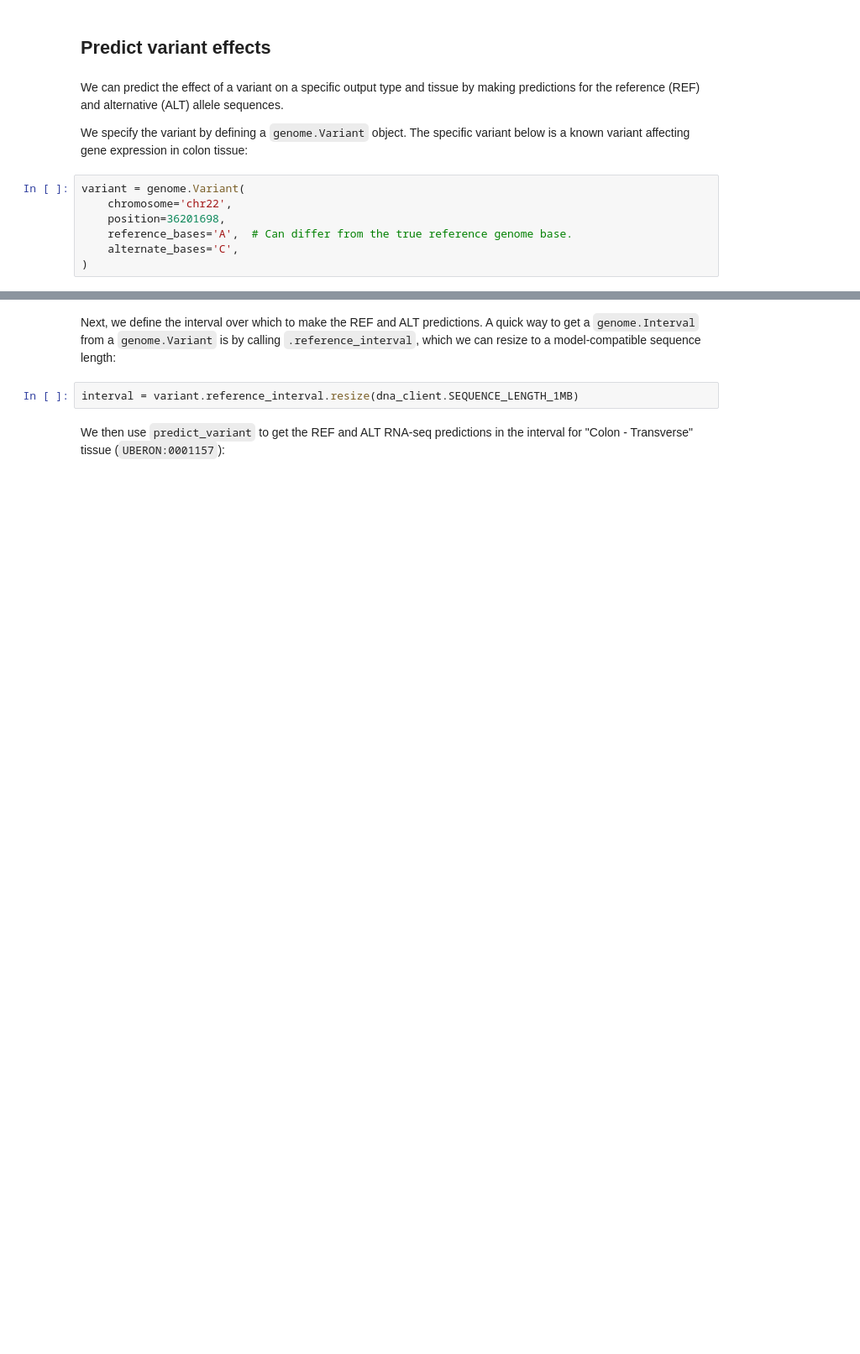
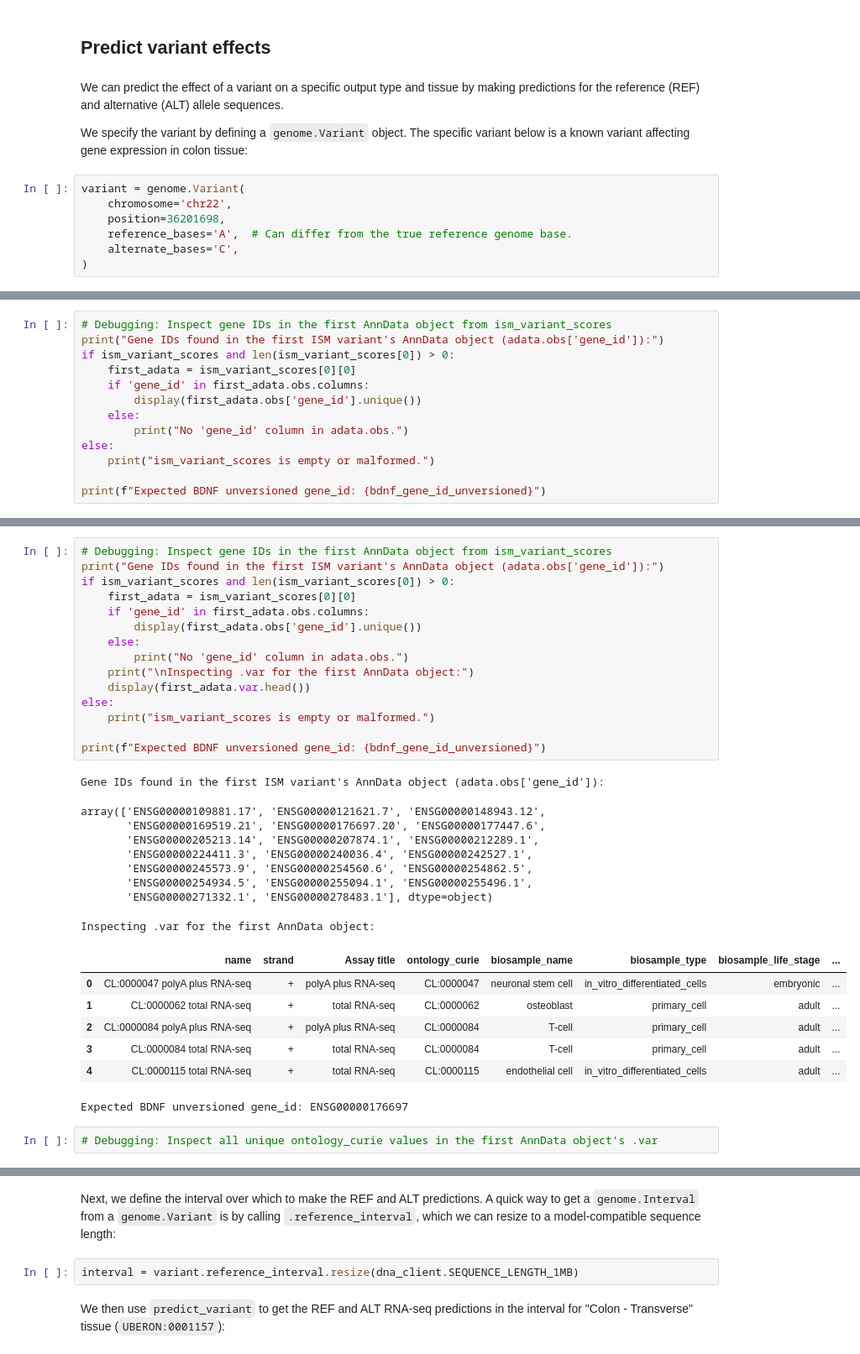
Before and after one commit to Mollyx06/Cetacean-cortex, a Jupyter notebook: test_cetacean.ipynb, the cells around one changed output, grey strips where cells are left out. Shown at 84% size. Drawn from its saved outputs; the diff is of its cells as text; blank space fills up the shorter version.

```diff
--- a/test_cetacean.ipynb
+++ b/test_cetacean.ipynb
@@ -306,0 +575,13 @@ variant = genome.Variant(
+# %%
+# Debugging: Inspect gene IDs in the first AnnData object from ism_variant_scores
+print("Gene IDs found in the first ISM variant's AnnData object (adata.obs['gene_id']):")
+if ism_variant_scores and len(ism_variant_scores[0]) > 0:
+    first_adata = ism_variant_scores[0][0]
+    if 'gene_id' in first_adata.obs.columns:
+        display(first_adata.obs['gene_id'].unique())
+    else:
+        print("No 'gene_id' column in adata.obs.")
+else:
+    print("ism_variant_scores is empty or malformed.")
+
+print(f"Expected BDNF unversioned gene_id: {bdnf_gene_id_unversioned}")
@@ -306,0 +598,34 @@ variant = genome.Variant(
+# %%
+# Debugging: Inspect gene IDs in the first AnnData object from ism_variant_scores
+print("Gene IDs found in the first ISM variant's AnnData object (adata.obs['gene_id']):")
+if ism_variant_scores and len(ism_variant_scores[0]) > 0:
+    first_adata = ism_variant_scores[0][0]
+    if 'gene_id' in first_adata.obs.columns:
+        display(first_adata.obs['gene_id'].unique())
+    else:
+        print("No 'gene_id' column in adata.obs.")
+    print("\nInspecting .var for the first AnnData object:")
+    display(first_adata.var.head())
+else:
+    print("ism_variant_scores is empty or malformed.")
+
+print(f"Expected BDNF unversioned gene_id: {bdnf_gene_id_unversioned}")
+# %% [output]
+Gene IDs found in the first ISM variant's AnnData object (adata.obs['gene_id']):
+array(['ENSG00000109881.17', 'ENSG00000121621.7', 'ENSG00000148943.12',
+       'ENSG00000169519.21', 'ENSG00000176697.20', 'ENSG00000177447.6',
+       'ENSG00000205213.14', 'ENSG00000207874.1', 'ENSG00000212289.1',
+       'ENSG00000224411.3', 'ENSG00000240036.4', 'ENSG00000242527.1',
+       'ENSG00000245573.9', 'ENSG00000254560.6', 'ENSG00000254862.5',
+       'ENSG00000254934.5', 'ENSG00000255094.1', 'ENSG00000255496.1',
+       'ENSG00000271332.1', 'ENSG00000278483.1'], dtype=object)
+Inspecting .var for the first AnnData object:
+|  | name | strand | Assay title | ontology_curie | biosample_name | biosample_type | biosample_life_stage | ... |
+| 0 | CL:0000047 polyA plus RNA-seq | + | polyA plus RNA-seq | CL:0000047 | neuronal stem cell | in_vitro_differentiated_cells | embryonic | ... |
+| 1 | CL:0000062 total RNA-seq | + | total RNA-seq | CL:0000062 | osteoblast | primary_cell | adult | ... |
+| 2 | CL:0000084 polyA plus RNA-seq | + | polyA plus RNA-seq | CL:0000084 | T-cell | primary_cell | adult | ... |
+| 3 | CL:0000084 total RNA-seq | + | total RNA-seq | CL:0000084 | T-cell | primary_cell | adult | ... |
+| 4 | CL:0000115 total RNA-seq | + | total RNA-seq | CL:0000115 | endothelial cell | in_vitro_differentiated_cells | adult | ... |
+Expected BDNF unversioned gene_id: ENSG00000176697
+# %%
+# Debugging: Inspect all unique ontology_curie values in the first AnnData object's .var
```
Also changed, not shown: parts of 18 cells of this notebook.
